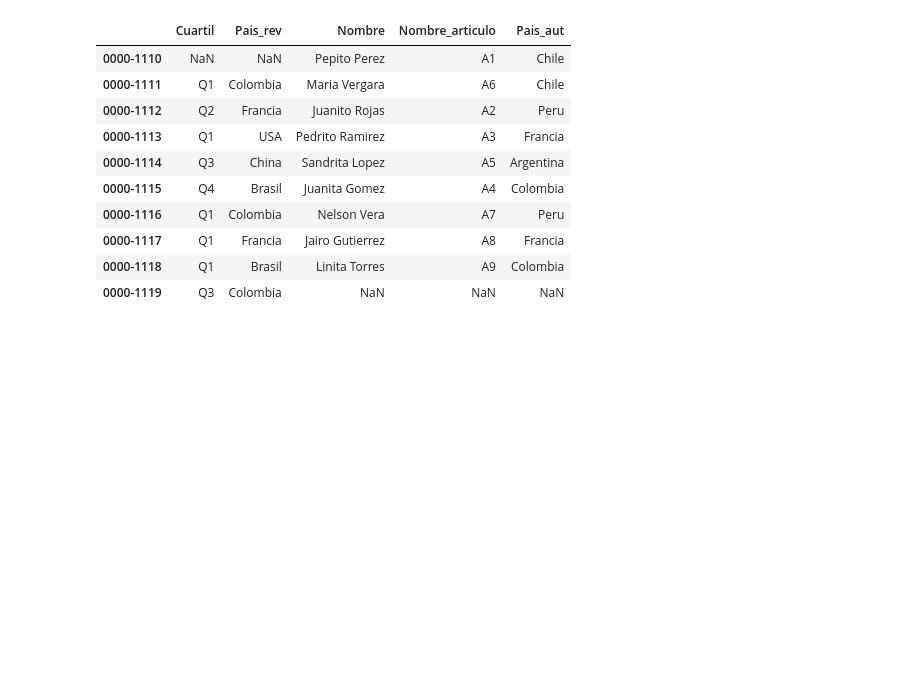
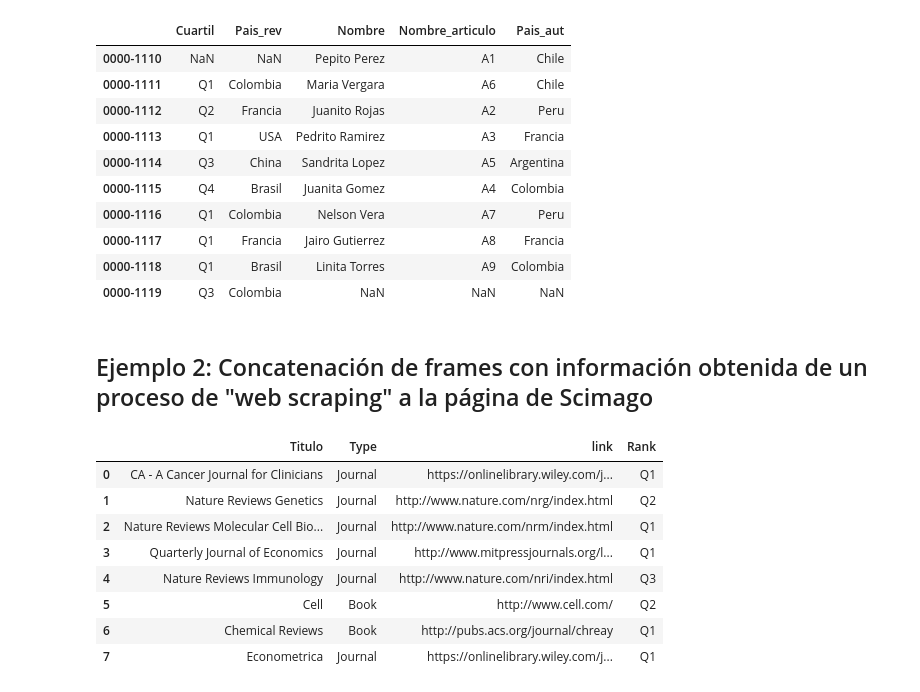
Before and after one commit to davidalejandro1223/Introduccion-ciencia-datos, a Jupyter notebook: Pandas/Taller 10 - concatenacion dataframes.ipynb, the cells around one changed output. Saved outputs shown, nothing was run; the diff lists cells and outputs as text; code cells hidden in the pictures; blank space fills up the shorter version.

```diff
--- a/Pandas/Taller 10 - concatenacion dataframes.ipynb
+++ b/Pandas/Taller 10 - concatenacion dataframes.ipynb
@@ -116,3 +116,5 @@ To retain the current behavior and silence the warning, pass 'sort=True'.
 | 0000-1117 | Q1 | Francia | Jairo Gutierrez | A8 | Francia |
 | 0000-1118 | Q1 | Brasil | Linita Torres | A9 | Colombia |
 | 0000-1119 | Q3 | Colombia | NaN | NaN | NaN |
+# %% [markdown]
+## Ejemplo 2: Concatenación de frames con información obtenida de un proceso de "web scraping" a la página de Scimago
@@ -118,0 +176,12 @@ To retain the current behavior and silence the warning, pass 'sort=True'.
+# %%
+df1
+# %% [output]
+|  | Titulo | Type | link | Rank |
+| 0 | CA - A Cancer Journal for Clinicians | Journal | https://onlinelibrary.wiley.com/j... | Q1 |
+| 1 | Nature Reviews Genetics | Journal | http://www.nature.com/nrg/index.html | Q2 |
+| 2 | Nature Reviews Molecular Cell Bio... | Journal | http://www.nature.com/nrm/index.html | Q1 |
+| 3 | Quarterly Journal of Economics | Journal | http://www.mitpressjournals.org/l... | Q1 |
+| 4 | Nature Reviews Immunology | Journal | http://www.nature.com/nri/index.html | Q3 |
+| 5 | Cell | Book | http://www.cell.com/ | Q2 |
+| 6 | Chemical Reviews | Book | http://pubs.acs.org/journal/chreay | Q1 |
+| 7 | Econometrica | Journal | https://onlinelibrary.wiley.com/j... | Q1 |
```
Also changed, not shown: parts of 5 cells of this notebook.
